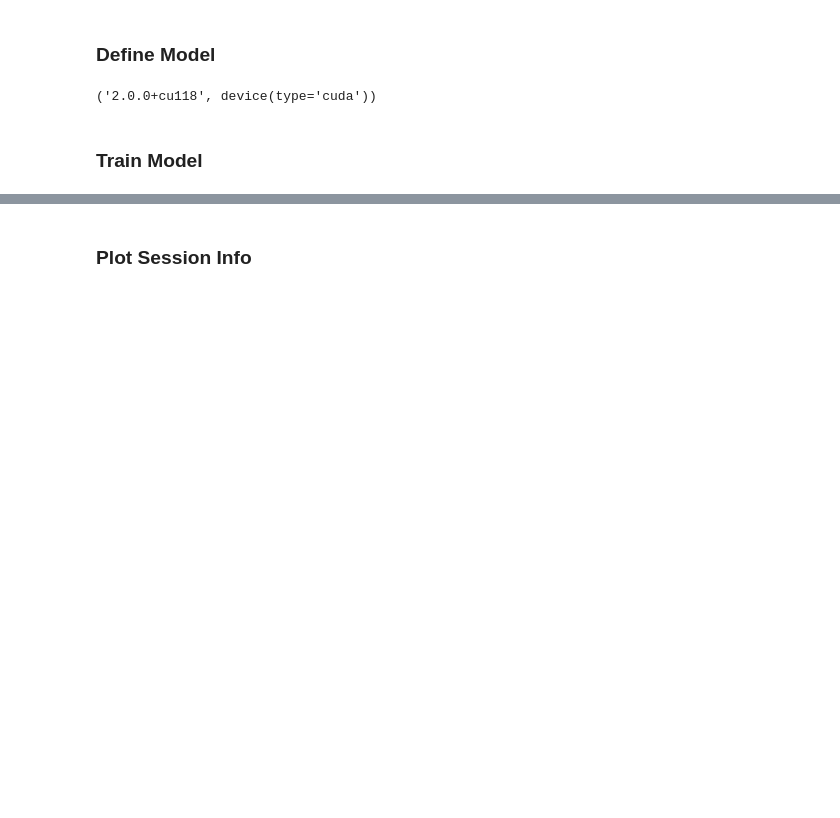
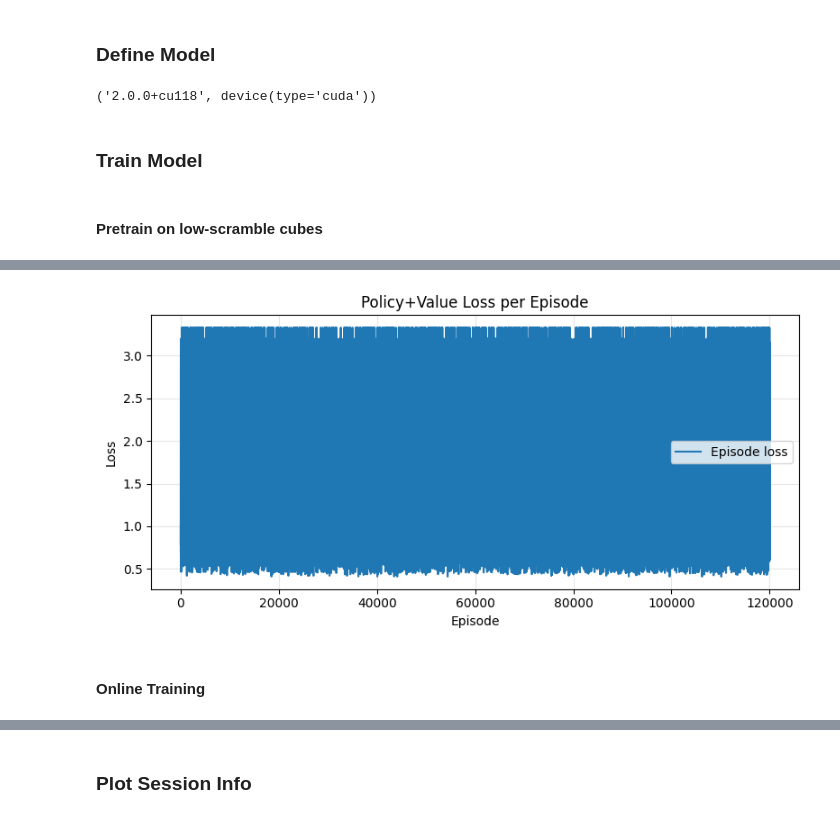
Before and after one commit to Ryan10937/rl_playground, a Jupyter notebook: rubiks.ipynb, the cells around one changed output, grey strips where cells are left out. Saved outputs shown, nothing was run; the diff lists cells and outputs as text; code cells hidden in the pictures; blank space fills up the shorter version.

```diff
--- a/rubiks.ipynb
+++ b/rubiks.ipynb
@@ -453,7 +539,8 @@ env = RubiksCube()
 obs_size = env.observation_space.shape[0]
 n_actions = env.action_space.n
 
-model = RNNPolicy(obs_size, HIDDEN_SIZE, n_actions).to(DEVICE)
+# model = RNNPolicy(obs_size, HIDDEN_SIZE, n_actions).to(DEVICE)
+model = MLPPolicy(obs_size, HIDDEN_SIZE, n_actions).to(DEVICE)
 optimizer = optim.Adam(model.parameters(), lr=LR)
 # %%
 torch.__version__,DEVICE
@@ -464,13 +551,10 @@ torch.__version__,DEVICE
 # %%
 def run_episode(env, model, episode_number):
     action_hist = np.array([1e-8] * env.action_space.n)
-
-
     # obs, info = env.reset(n_scramble = episode_number//100 if episode_number < 500 else 30) #for the first 500, only make 1,2,3,4, or 5 moves from the solved state.
     #                                                                                         #Then, sufficiently randomize the cube (which apparently is about 30)
     # obs, info = env.reset(n_scramble = episode_number % 30) #for the first 500, only make 1,2,3,4, or 5 moves from the solved state.
-    obs, info = env.reset(n_scramble = 2) #for the first 500, only make 1,2,3,4, or 5 moves from the solved state.
-                                                                                            #Then, sufficiently randomize the cube (which apparently is about 30)
+    obs, info = env.reset(n_scramble = 1)
     # obs, info = env.reset()
     h = model.init_hidden(batch_size=1) #init hidden state
 
@@ -486,7 +570,7 @@ def run_episode(env, model, episode_number):
         obs_t = torch.tensor(obs, dtype=torch.float32, device=DEVICE).unsqueeze(0)  #convert obs to tensor
 
         # Detach hidden so we don't backprop indefinitely through time
-        h = tuple(x.detach() for x in h) if isinstance(h, tuple) else h.detach()
+        # h = tuple(x.detach() for x in h) if isinstance(h, tuple) else h.detach()
         logits, value, h = model(obs_t, h) # get model prediciton
         pre_mod_argmax = logits.argmax()
 
@@ -497,9 +581,9 @@ def run_episode(env, model, episode_number):
 
         #Get action by sampling probabilities
         probs = torch.softmax(logits, dim=-1) #convert model output to probabilities
+
         dist = Categorical(probs)
         action = dist.sample()
-        action_hist[action]+=1
 
         #advance state
         next_obs, reward, terminated, truncated, info = env.step(action.item()) #get observations and  from env
@@ -509,6 +593,7 @@ def run_episode(env, model, episode_number):
         log_probs.append(dist.log_prob(action))
         values.append(value)
         rewards.append(reward)
+        action_hist[action]+=1
 
         obs = next_obs
         total_reward += reward
@@ -522,7 +607,10 @@ def compute_returns(rewards, gamma=0.99):
         returns.append(R) # log reward
     returns.reverse()
     returns = torch.tensor(returns, dtype=torch.float32, device=DEVICE) #convert to tensor
-    returns = (returns - returns.mean()) / (returns.std(unbiased=False) + 1e-8) # normalize
+    if len(returns) != 1:
+        returns = (returns - returns.mean()) / (returns.std(unbiased=False) + 1e-8) # normalize
+    else:
+        returns = returns/(returns+1e-8) #without this, if length is 1, returns is zero
     return returns
 
 def load_or_create_model(model_class, some_path, device="cuda", *model_args, **model_kwargs):
@@ -536,3 +624,62 @@ def load_or_create_model(model_class, some_path, device="cuda", *model_args, **m
     model.to(device)
     model.eval()
     return model
+# %% [markdown]
+#### Pretrain on low-scramble cubes
+# %%
+env.max_steps = 3
+num_pretrain_episodes = 12*10000
+save_path = 'models/rubiks_solver_mlp_5-26.pth'
+model = load_or_create_model(MLPPolicy,save_path,obs_size=obs_size, hidden_size=HIDDEN_SIZE, n_actions=n_actions)
+optimizer = optim.Adam(model.parameters(), lr=LR)
+all_episode_losses = []  # length = num_pretrain_episodes
+
+episodes_per_move = num_pretrain_episodes // n_actions
+for move in range(n_actions):
+    episode_losses = []
+
+    for i in range(episodes_per_move):
+        if i % 1000 == 0:
+            print('episode',move*episodes_per_move + i)
+        episode_idx = move * episodes_per_move + i  # global episode index
+
+        env.reset(n_scramble=0)
+        env.move(move)
+
+        log_probs, values, rewards, total_reward, action_history = run_episode(
+            env, model, episode_number=episode_idx
+        )
+        returns = compute_returns(rewards, GAMMA)
+
+        log_probs = torch.cat(log_probs)
+        values = torch.cat(values)
+
+        advantages = returns - values.detach()
+        policy_loss = -(log_probs * advantages).sum()
+        value_loss = nn.functional.mse_loss(values, returns)
+
+        loss = policy_loss + 0.5 * value_loss
+
+        # store per‑episode (detach so we keep a float, not a graph)
+        all_episode_losses.append(loss.item())
+        episode_losses.append(loss)
+
+    # batched update for this move
+    optimizer.zero_grad()
+    batch_loss = torch.stack(episode_losses).mean()
+    batch_loss.backward()
+    nn.utils.clip_grad_norm_(model.parameters(), 1.0)
+    optimizer.step()
+
+torch.save(model.state_dict(), save_path)
+
+plt.figure(figsize=(8, 4))
+plt.plot(all_episode_losses, label="Episode loss")
+plt.xlabel("Episode")
+plt.ylabel("Loss")
+plt.title("Policy+Value Loss per Episode")
+plt.grid(True, alpha=0.3)
+plt.legend()
+plt.tight_layout()
+plt.show()
+# %% [output]
@@ -538,0 +703 @@ def load_or_create_model(model_class, some_path, device="cuda", *model_args, **m
+[figure, added]
@@ -539 +717,3 @@ def load_or_create_model(model_class, some_path, device="cuda", *model_args, **m
+# %% [markdown]
+#### Online Training
 # %%
```
Also changed, not shown: parts of 14 cells of this notebook, 1 other file.
